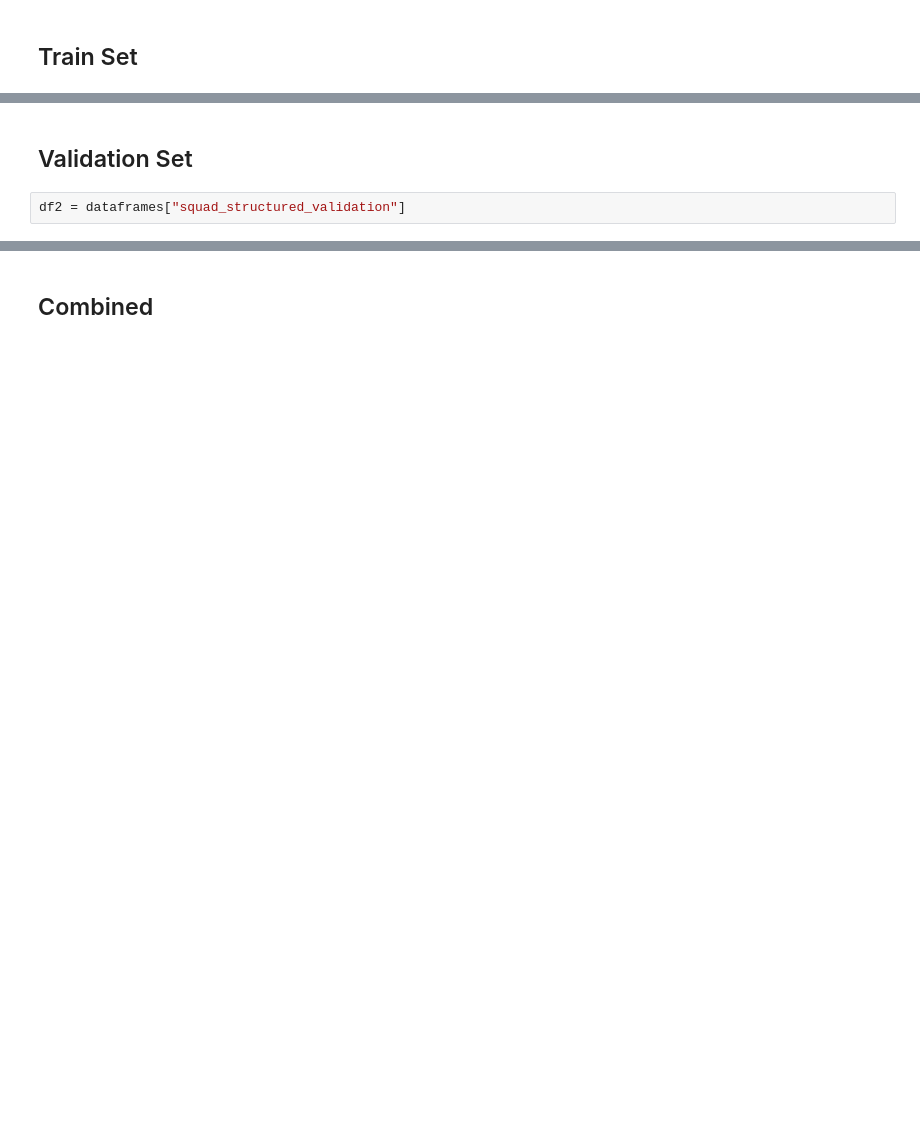
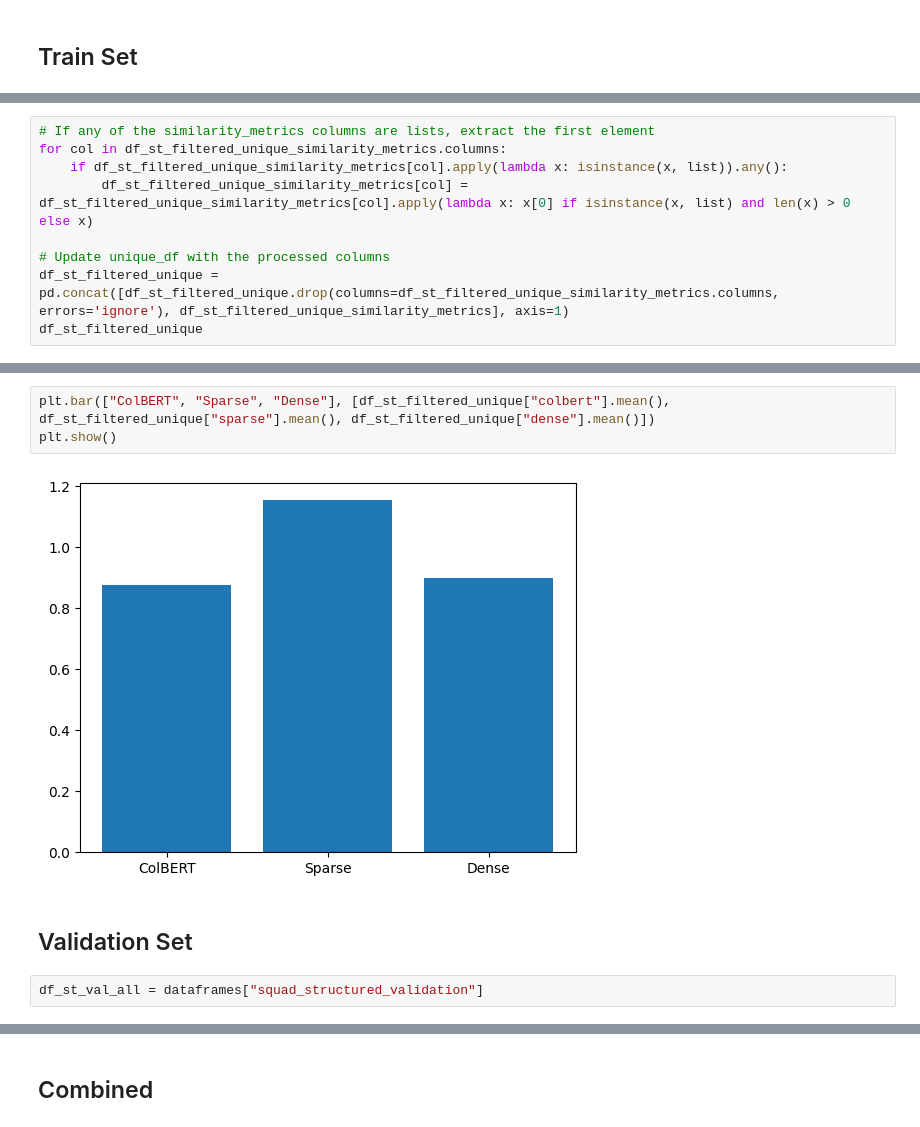
Before and after one commit to erenirmak/thesis-work, a Jupyter notebook: similarity-analysis.ipynb, the cells around one changed output, grey strips where cells are left out. Drawn from its saved outputs; the diff is of its cells as text; blank space fills up the shorter version.

```diff
--- a/similarity-analysis.ipynb
+++ b/similarity-analysis.ipynb
@@ -122,0 +198,9 @@ unique_df
+# %%
+# If any of the similarity_metrics columns are lists, extract the first element
+for col in df_st_filtered_unique_similarity_metrics.columns:
+    if df_st_filtered_unique_similarity_metrics[col].apply(lambda x: isinstance(x, list)).any():
+        df_st_filtered_unique_similarity_metrics[col] = df_st_filtered_unique_similarity_metrics[col].apply(lambda x: x[0] if isinstance(x, list) and len(x) > 0 else x)
+
+# Update unique_df with the processed columns
+df_st_filtered_unique = pd.concat([df_st_filtered_unique.drop(columns=df_st_filtered_unique_similarity_metrics.columns, errors='ignore'), df_st_filtered_unique_similarity_metrics], axis=1)
+df_st_filtered_unique
@@ -134,5 +236,10 @@ plt.show()
+# %%
+plt.bar(["ColBERT", "Sparse", "Dense"], [df_st_filtered_unique["colbert"].mean(), df_st_filtered_unique["sparse"].mean(), df_st_filtered_unique["dense"].mean()])
+plt.show()
+# %% [output]
+[figure, added]
 # %% [markdown]
 ## Validation Set
 # %%
-df2 = dataframes["squad_structured_validation"]
+df_st_val_all = dataframes["squad_structured_validation"]
 # %%
```
Also changed, not shown: parts of 45 cells of this notebook.
